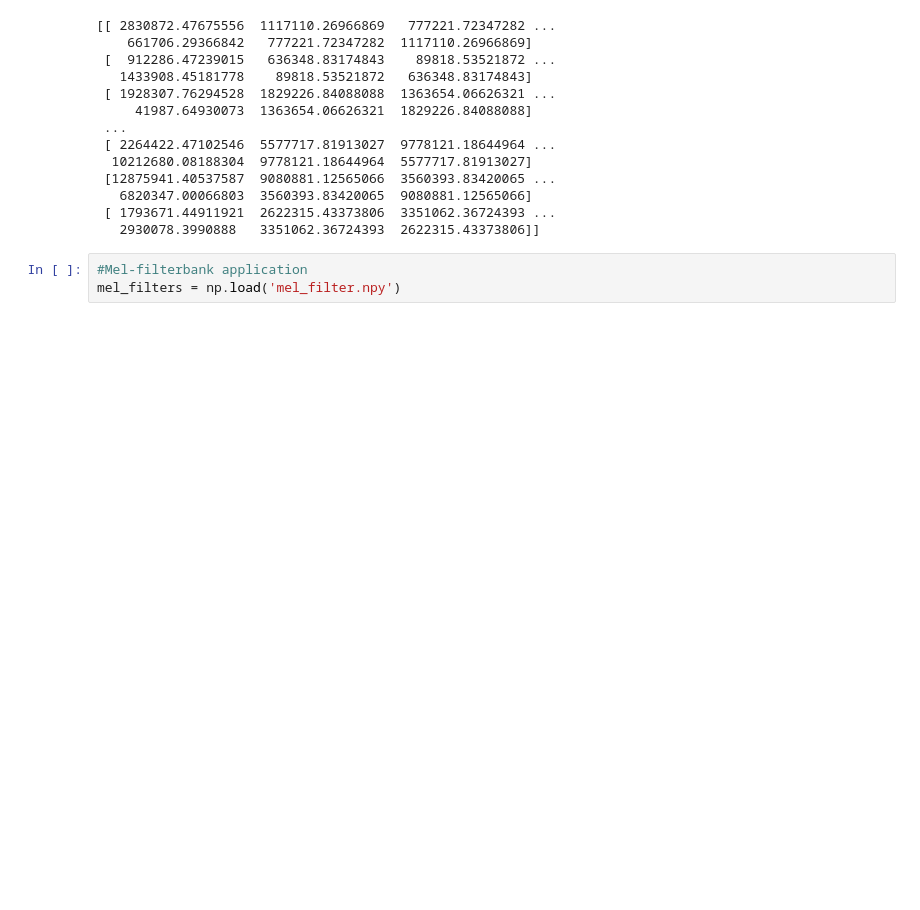
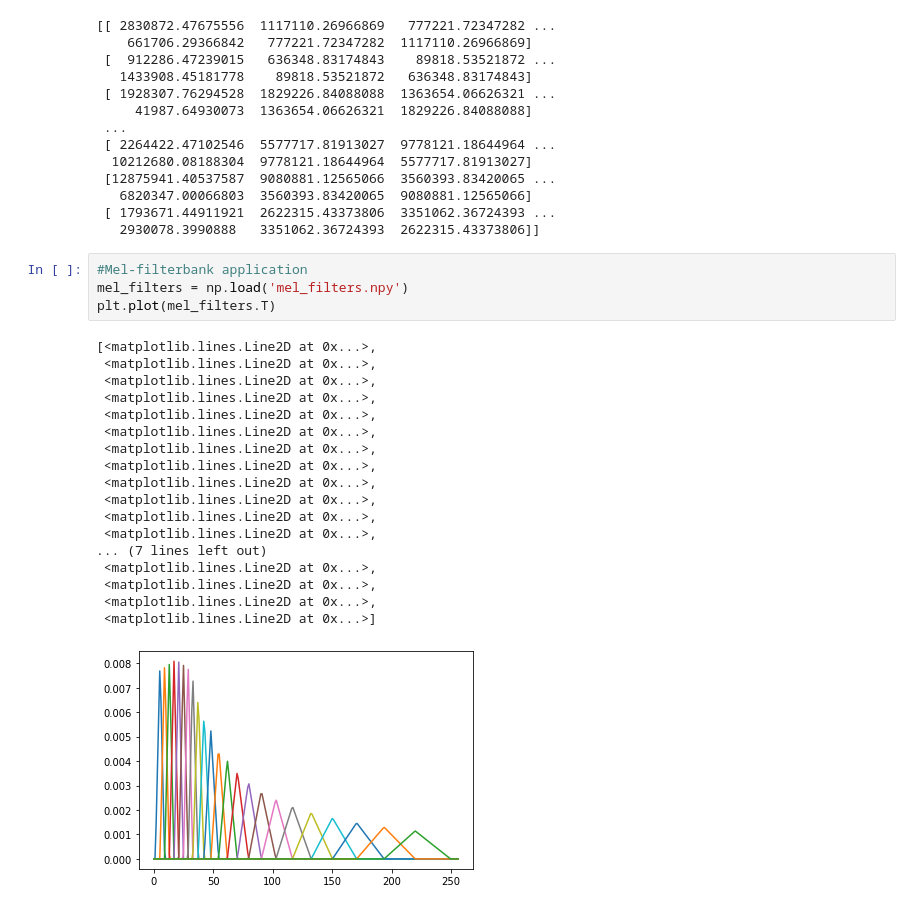
Before and after one commit to eragon1248/cs373-mfcc, a Jupyter notebook: mfcc.ipynb, the cells around one changed output. Drawn from its saved outputs; the diff is of its cells as text; blank space fills up the shorter version.

Commit message:
plotted mel filters

```diff
--- a/mfcc.ipynb
+++ b/mfcc.ipynb
@@ -141,4 +141,24 @@ power = np.exp2(magnitude)
    2930078.3990888   3351062.36724393  2622315.43373806]]
 # %%
 #Mel-filterbank application
-mel_filters = np.load('mel_filter.npy')
+mel_filters = np.load('mel_filters.npy')
+plt.plot(mel_filters.T)
+# %% [output]
+[<matplotlib.lines.Line2D at 0x...>,
+ <matplotlib.lines.Line2D at 0x...>,
+ <matplotlib.lines.Line2D at 0x...>,
+ <matplotlib.lines.Line2D at 0x...>,
+ <matplotlib.lines.Line2D at 0x...>,
+ <matplotlib.lines.Line2D at 0x...>,
+ <matplotlib.lines.Line2D at 0x...>,
+ <matplotlib.lines.Line2D at 0x...>,
+ <matplotlib.lines.Line2D at 0x...>,
+ <matplotlib.lines.Line2D at 0x...>,
+ <matplotlib.lines.Line2D at 0x...>,
+ <matplotlib.lines.Line2D at 0x...>,
+... (7 lines left out)
+ <matplotlib.lines.Line2D at 0x...>,
+ <matplotlib.lines.Line2D at 0x...>,
+ <matplotlib.lines.Line2D at 0x...>,
+ <matplotlib.lines.Line2D at 0x...>]
+[figure, added]
```
Also changed, not shown: parts of 1 cell of this notebook, 1 other file.
